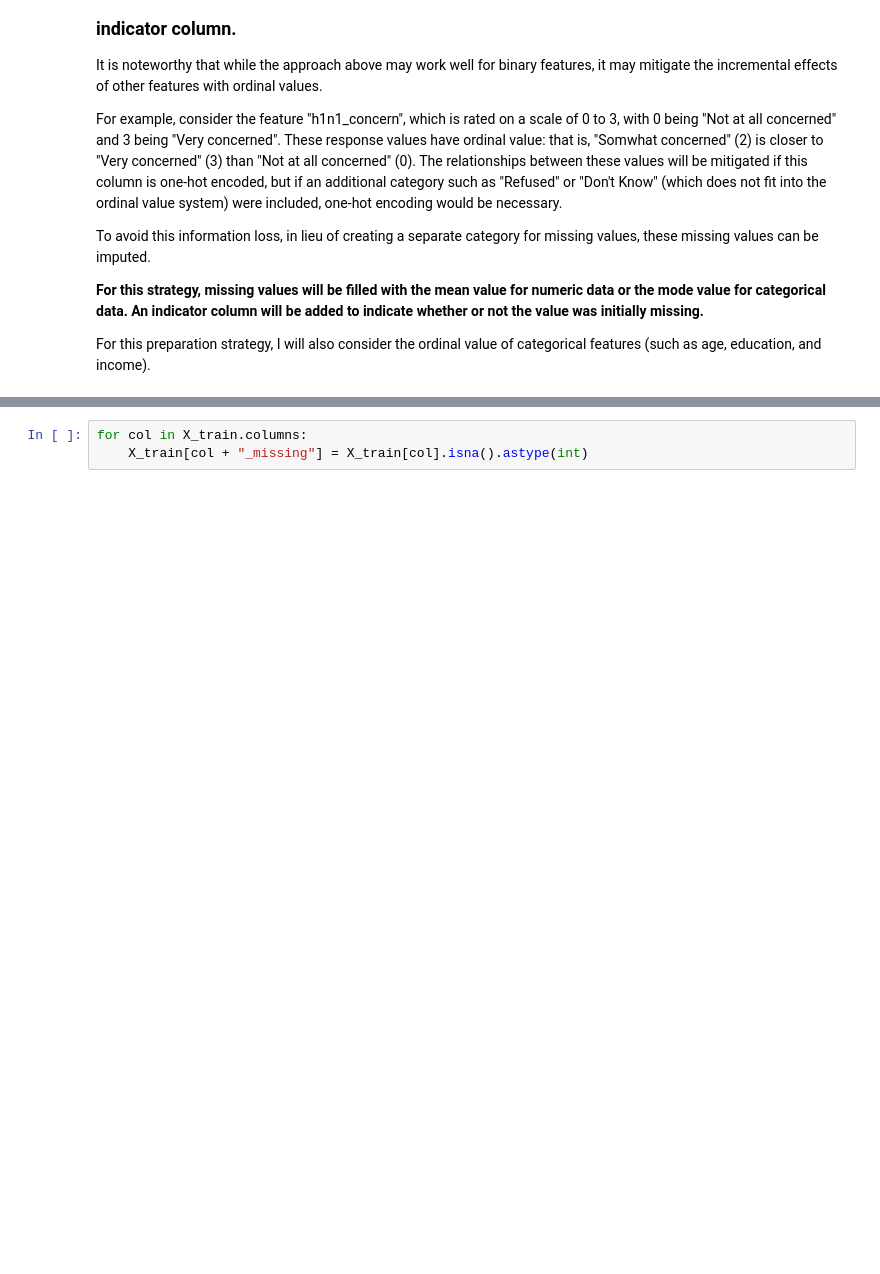
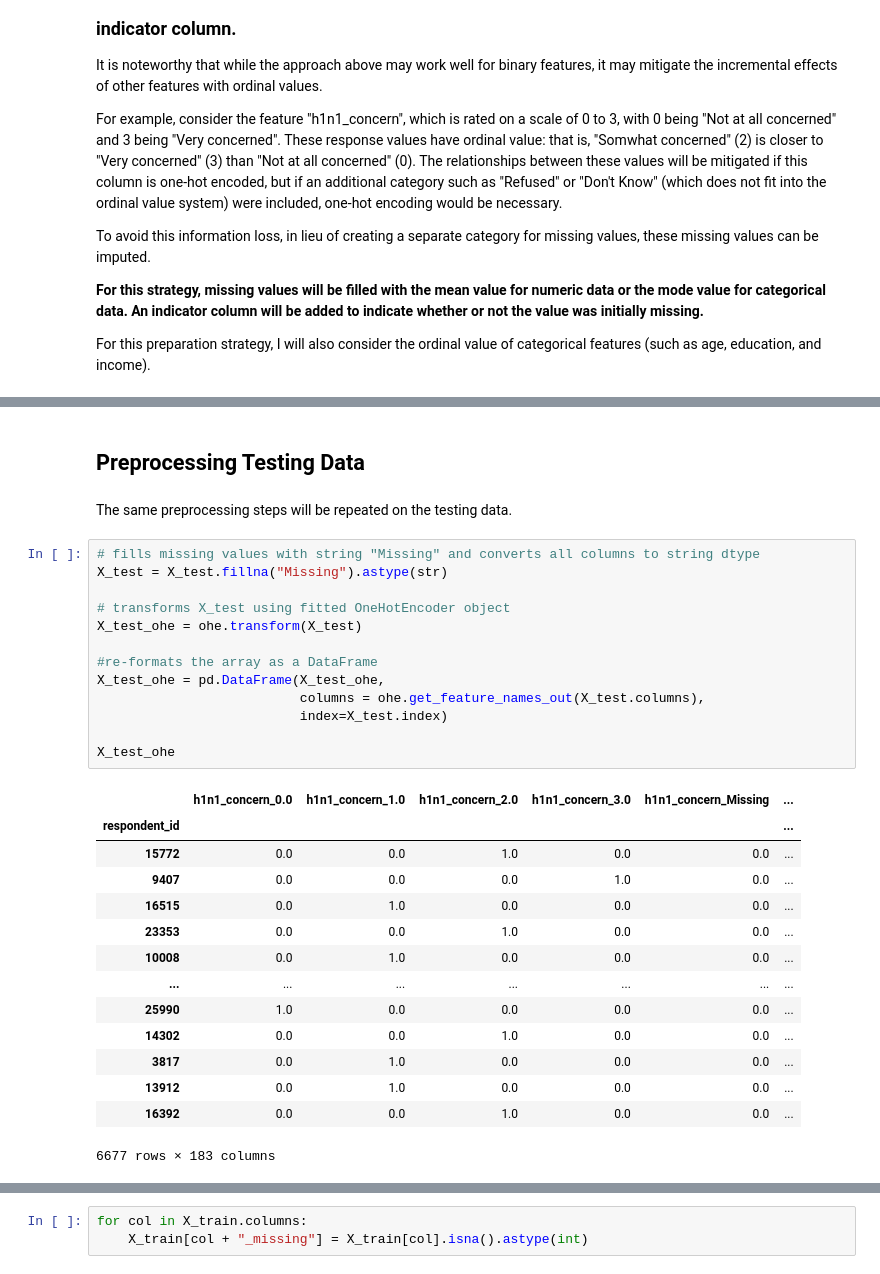
Before and after one commit to ccsurratt/seasonal_flu_vaccine_model, a Jupyter notebook: seasonal_flu_vaccine_predictive_model.ipynb, the cells around one changed output, grey strips where cells are left out. Cells and saved outputs as stored; diff of their text form; blank space fills up the shorter version.

```diff
--- a/seasonal_flu_vaccine_predictive_model.ipynb
+++ b/seasonal_flu_vaccine_predictive_model.ipynb
@@ -314,0 +416,32 @@ X_train.columns
+# %% [markdown]
+## Preprocessing Testing Data
+# %% [markdown]
+The same preprocessing steps will be repeated on the testing data.
+# %%
+# fills missing values with string "Missing" and converts all columns to string dtype
+X_test = X_test.fillna("Missing").astype(str)
+
+# transforms X_test using fitted OneHotEncoder object
+X_test_ohe = ohe.transform(X_test)
+
+#re-formats the array as a DataFrame
+X_test_ohe = pd.DataFrame(X_test_ohe,
+                          columns = ohe.get_feature_names_out(X_test.columns),
+                          index=X_test.index)
+
+X_test_ohe
+# %% [output]
+|  | h1n1_concern_0.0 | h1n1_concern_1.0 | h1n1_concern_2.0 | h1n1_concern_3.0 | h1n1_concern_Missing | ... |
+| respondent_id |  |  |  |  |  | ... |
+| 15772 | 0.0 | 0.0 | 1.0 | 0.0 | 0.0 | ... |
+| 9407 | 0.0 | 0.0 | 0.0 | 1.0 | 0.0 | ... |
+| 16515 | 0.0 | 1.0 | 0.0 | 0.0 | 0.0 | ... |
+| 23353 | 0.0 | 0.0 | 1.0 | 0.0 | 0.0 | ... |
+| 10008 | 0.0 | 1.0 | 0.0 | 0.0 | 0.0 | ... |
+| ... | ... | ... | ... | ... | ... | ... |
+| 25990 | 1.0 | 0.0 | 0.0 | 0.0 | 0.0 | ... |
+| 14302 | 0.0 | 0.0 | 1.0 | 0.0 | 0.0 | ... |
+| 3817 | 0.0 | 1.0 | 0.0 | 0.0 | 0.0 | ... |
+| 13912 | 0.0 | 1.0 | 0.0 | 0.0 | 0.0 | ... |
+| 16392 | 0.0 | 0.0 | 1.0 | 0.0 | 0.0 | ... |
+6677 rows × 183 columns
```
Also changed, not shown: parts of 264 cells of this notebook.
